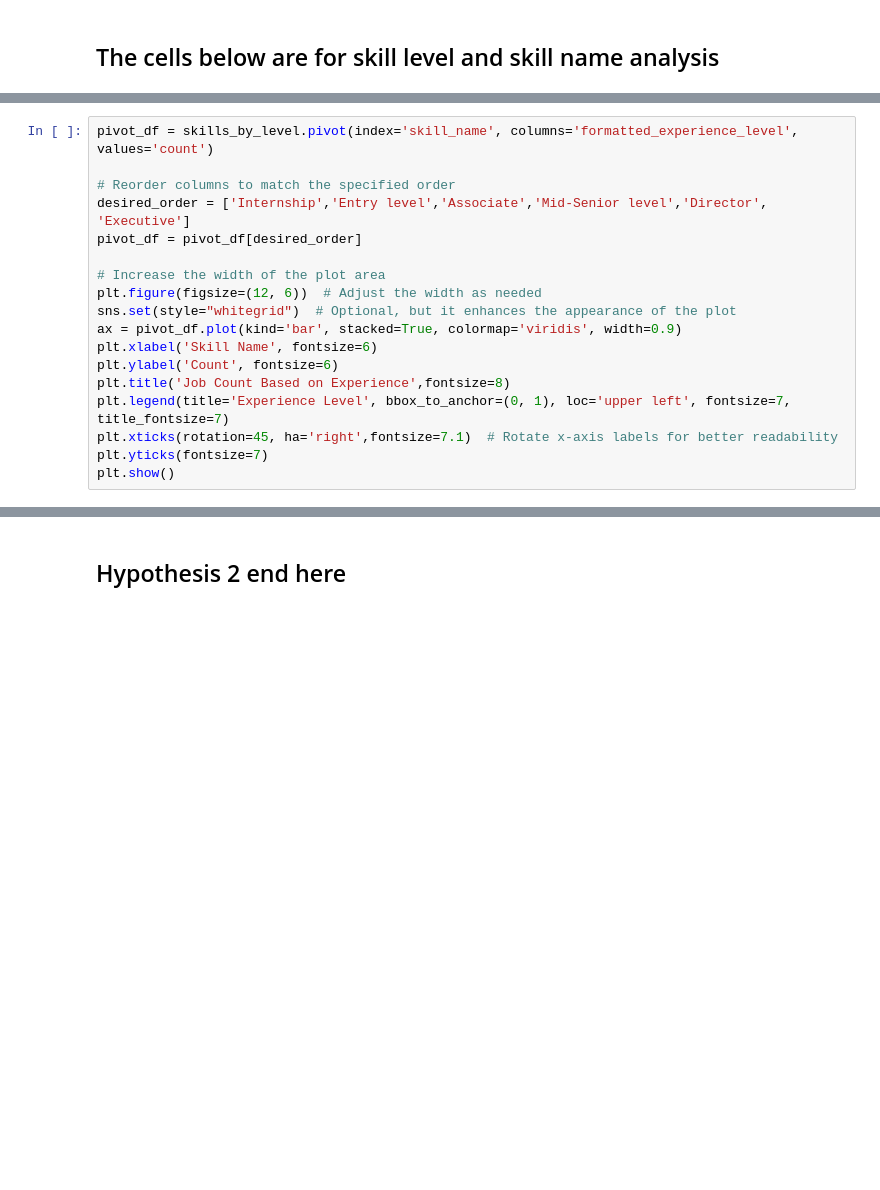
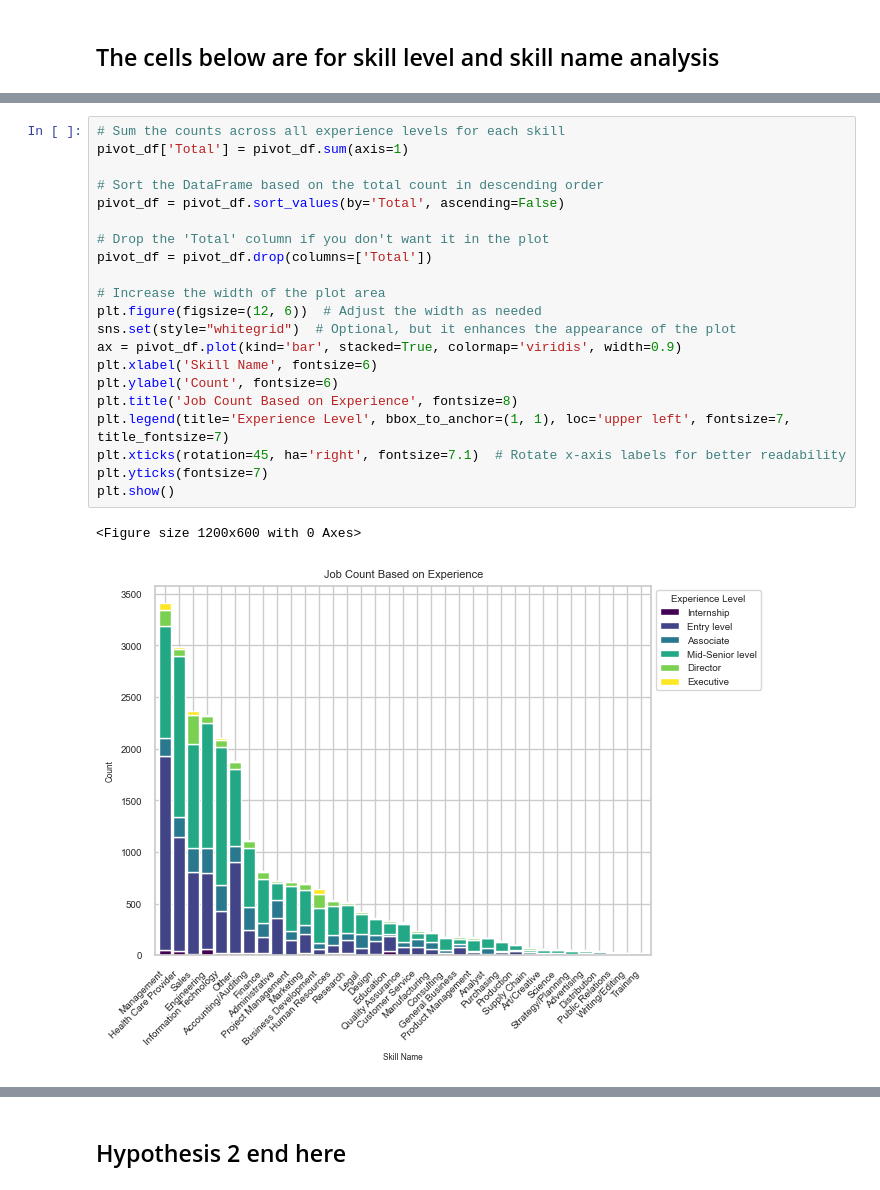
Before and after one commit to UC-Berkeley-I-School/Project-2-LinkedIn-Analysis, a Jupyter notebook: Project 2.ipynb, the cells around one changed output, grey strips where cells are left out. Cells and saved outputs as stored; diff of their text form; blank space fills up the shorter version.

```diff
--- a/Project 2.ipynb
+++ b/Project 2.ipynb
@@ -295,19 +399,25 @@ skills_by_level['formatted_experience_level'].unique()
 # %%
-pivot_df = skills_by_level.pivot(index='skill_name', columns='formatted_experience_level', values='count')
+# Sum the counts across all experience levels for each skill
+pivot_df['Total'] = pivot_df.sum(axis=1)
 
-# Reorder columns to match the specified order
-desired_order = ['Internship','Entry level','Associate','Mid-Senior level','Director', 'Executive']
-pivot_df = pivot_df[desired_order]
+# Sort the DataFrame based on the total count in descending order
+pivot_df = pivot_df.sort_values(by='Total', ascending=False)
+
+# Drop the 'Total' column if you don't want it in the plot
+pivot_df = pivot_df.drop(columns=['Total'])
 
 # Increase the width of the plot area
 plt.figure(figsize=(12, 6))  # Adjust the width as needed
 sns.set(style="whitegrid")  # Optional, but it enhances the appearance of the plot
 ax = pivot_df.plot(kind='bar', stacked=True, colormap='viridis', width=0.9)
 plt.xlabel('Skill Name', fontsize=6)
 plt.ylabel('Count', fontsize=6)
-plt.title('Job Count Based on Experience',fontsize=8)
-plt.legend(title='Experience Level', bbox_to_anchor=(0, 1), loc='upper left', fontsize=7, title_fontsize=7)
-plt.xticks(rotation=45, ha='right',fontsize=7.1)  # Rotate x-axis labels for better readability
+plt.title('Job Count Based on Experience', fontsize=8)
+plt.legend(title='Experience Level', bbox_to_anchor=(1, 1), loc='upper left', fontsize=7, title_fontsize=7)
+plt.xticks(rotation=45, ha='right', fontsize=7.1)  # Rotate x-axis labels for better readability
 plt.yticks(fontsize=7)
 plt.show()
+# %% [output]
+<Figure size 1200x600 with 0 Axes>
+[figure, added]
 # %%
```
Also changed, not shown: parts of 20 cells of this notebook.
